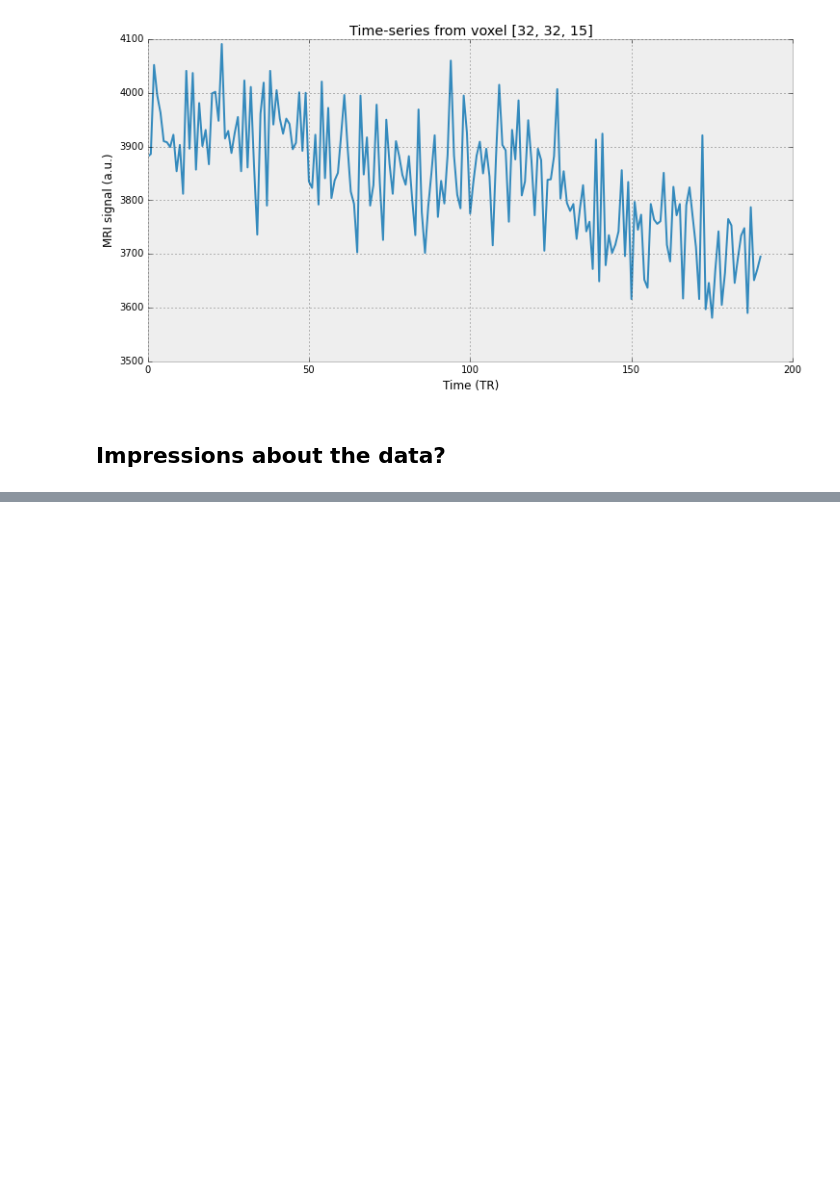
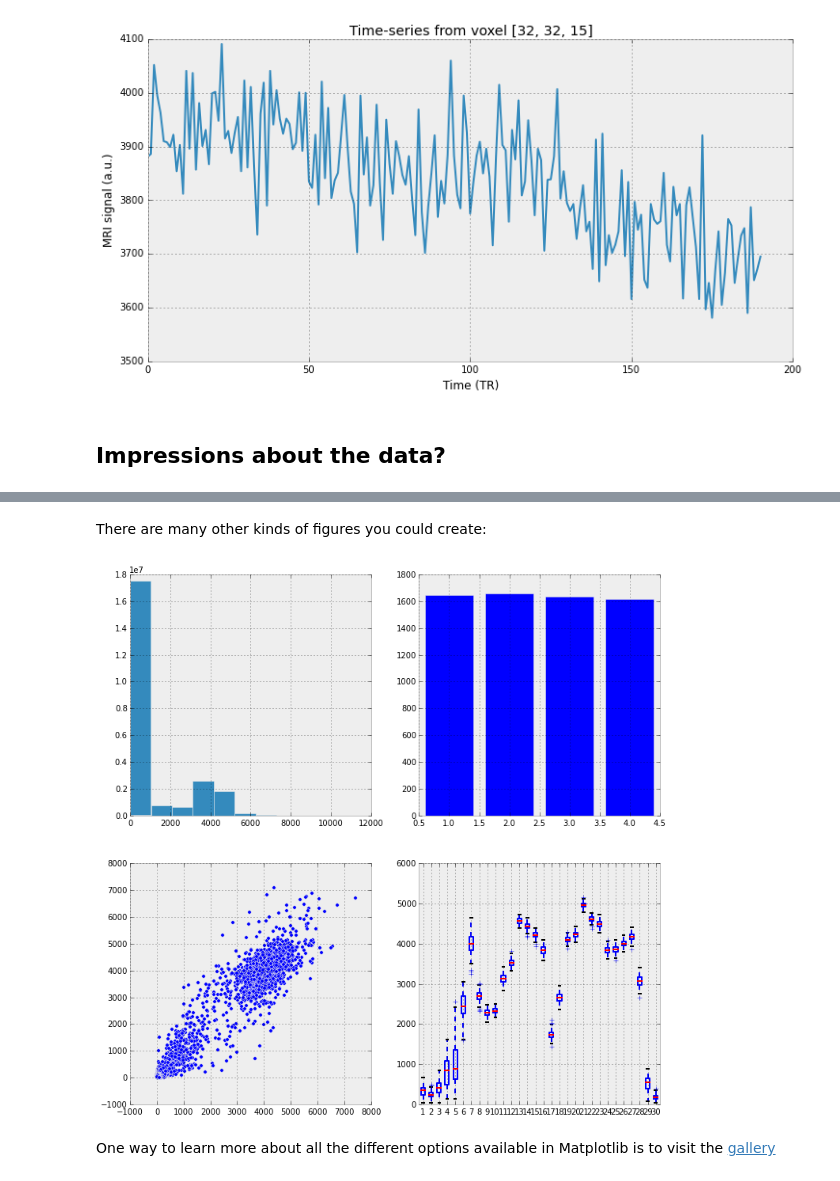
Before and after one commit to ohbm/brain-hacking-101, a Jupyter notebook: beginner-python/002-plots.ipynb, the cells around one changed output, grey strips where cells are left out. Saved outputs shown, nothing was run; the diff lists cells and outputs as text; code cells hidden in the pictures; blank space fills up the shorter version.

```diff
--- a/beginner-python/002-plots.ipynb
+++ b/beginner-python/002-plots.ipynb
@@ -44,0 +86,17 @@ fig.set_size_inches([12, 6])
+# %% [markdown]
+There are many other kinds of figures you could create:
+# %%
+fig, ax = plt.subplots(2, 2)
+# Note the use of `ravel` to create a 1D array:
+ax[0, 0].hist(np.ravel(data))
+# Bars are 0.8 wide:
+ax[0, 1].bar([0.6, 1.6, 2.6, 3.6], [np.mean(data[:, :, 15]), np.mean(data[:, :, 14]), np.mean(data[:, :, 13]), np.mean(data[:, :, 12])])
+# Compares subsequent time-points:
+ax[1, 0].scatter(data[:, :, 15, 0], data[:, :, 15, 1])
+# `.T` denotes a transposition
+ax[1, 1].boxplot(data[32, 32].T)
+fig.set_size_inches([12, 12])
+# %% [output]
+[figure, added]
+# %% [markdown]
+One way to learn more about all the different options available in Matplotlib is to visit the [gallery](http://matplotlib.org/gallery.html)
```
Also changed, not shown: parts of 7 cells of this notebook, 1 other file.
